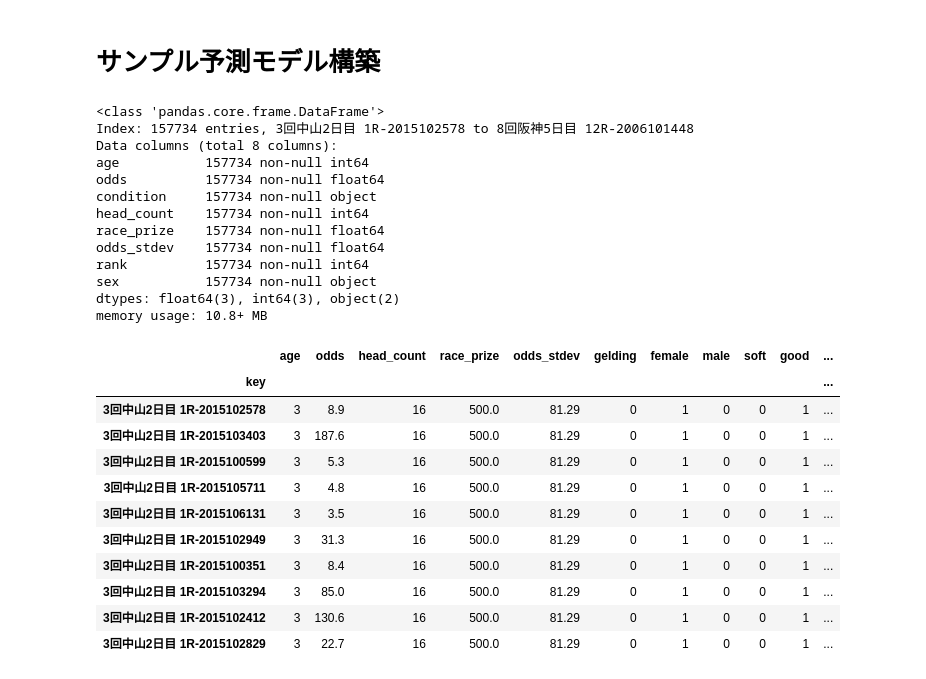
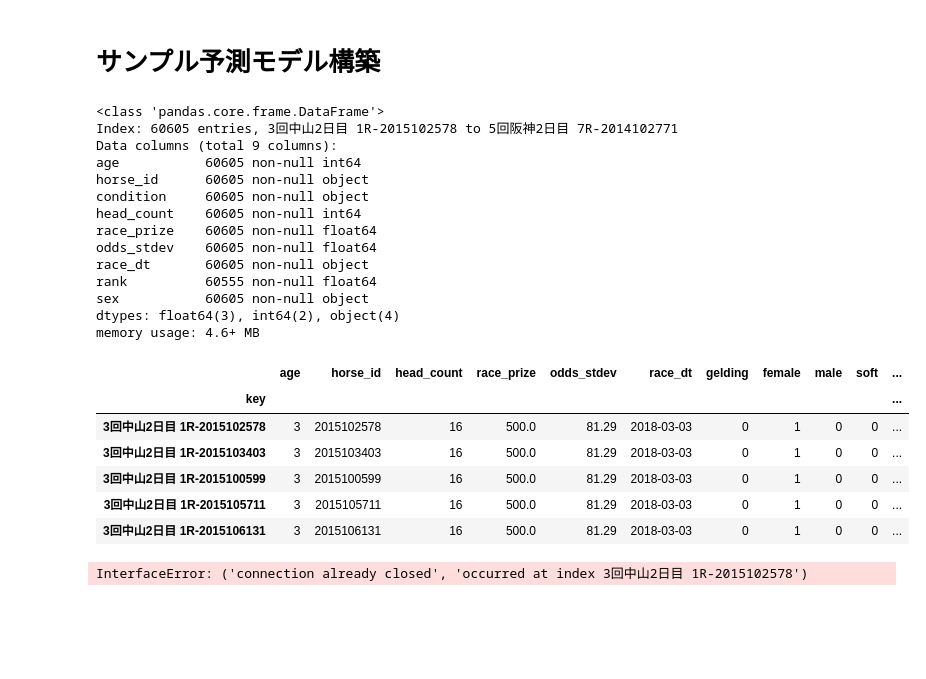
Before and after one commit to new-village/preditor, a Jupyter notebook: jupyter/Sample.ipynb, the cells around one changed output. Drawn from its saved outputs; the diff is of its cells as text; code cells hidden in the pictures; blank space fills up the shorter version.

```diff
--- a/jupyter/Sample.ipynb
+++ b/jupyter/Sample.ipynb
@@ -54,65 +54,73 @@ print("購入馬券の的中率："+str(precision))
 # %% [markdown]
 # サンプル予測モデル構築
 # %%
-# レース結果（2017年1月1日以降で出走結果があり、かつ、出走履歴が３回以上のレース結果）
+# レース結果（2017年1月1日以降で出走結果のあるデータを抽出）
 from datetime import date
 import pandas as pd
 ext_dt = date(2017,1,1)
-results = Result.objects.filter(race__race_dt__gte=ext_dt, race__result_flg=True).exclude(rank=0).values("key", "rank", "sex", "age", "odds", "race__max_prize", "race__head_count", "race__odds_stdev", "race__condition")
+results = Result.objects.filter(race__race_dt__gte=ext_dt, race__result_flg=True).exclude(rank=0).values("key", "rank", "sex", "age", "horse_id", "race__race_dt", "race__max_prize", "race__head_count", "race__odds_stdev", "race__condition")
 df = pd.DataFrame.from_records(results)
 
 # データフレームの整形
 df = df.set_index("key")
-df = df.rename(columns={"race__max_prize": "race_prize", "race__head_count": "head_count", "race__odds_stdev": "odds_stdev", "race__condition": "condition"})
+df = df.rename(columns={"race__race_dt": "race_dt", "race__max_prize": "race_prize", "race__head_count": "head_count", "race__odds_stdev": "odds_stdev", "race__condition": "condition"})
 df.info()
 # %% [output]
 <class 'pandas.core.frame.DataFrame'>
-Index: 157734 entries, 3回中山2日目 1R-2015102578 to 8回阪神5日目 12R-2006101448
-Data columns (total 8 columns):
-age           157734 non-null int64
-odds          157734 non-null float64
-condition     157734 non-null object
-head_count    157734 non-null int64
-race_prize    157734 non-null float64
-odds_stdev    157734 non-null float64
-rank          157734 non-null int64
-sex           157734 non-null object
-dtypes: float64(3), int64(3), object(2)
-memory usage: 10.8+ MB
+Index: 60605 entries, 3回中山2日目 1R-2015102578 to 5回阪神2日目 7R-2014102771
+Data columns (total 9 columns):
+age           60605 non-null int64
+horse_id      60605 non-null object
+condition     60605 non-null object
+head_count    60605 non-null int64
+race_prize    60605 non-null float64
+odds_stdev    60605 non-null float64
+race_dt       60605 non-null object
+rank          60555 non-null float64
+sex           60605 non-null object
+dtypes: float64(3), int64(2), object(4)
+memory usage: 4.6+ MB
 # %%
-
 import numpy as np
 
 # 性別データのダミー変数化
 dmy_sex = pd.get_dummies(df.sex)
 df = pd.concat([df, dmy_sex], axis=1)
 df = df.drop("sex", axis=1)
 df = df.rename(columns={"セ": "gelding", "牝": "female", "牡": "male"})
 
 # 馬場データのダミー変数化
 dmy_condition = pd.get_dummies(df.condition)
 df = pd.concat([df, dmy_condition], axis=1)
 df = df.drop("condition", axis=1)
 df = df.rename(columns={"不良": "soft", "稍重": "good", "良": "firm", "重": "yielding"})
 
 # 目的変数の作成（3位以内ならゼロ、それ以外は1）
 df["top3"] = np.where(df["rank"]<=3, 0, 1)
 
 # 不要データの削除
 df = df.drop("rank", axis=1)
-
-# データ確認
-df.head(10)
+df.head()
 # %% [output]
-|  | age | odds | head_count | race_prize | odds_stdev | gelding | female | male | soft | good | ... |
+|  | age | horse_id | head_count | race_prize | odds_stdev | race_dt | gelding | female | male | soft | ... |
 | key |  |  |  |  |  |  |  |  |  |  | ... |
-| 3回中山2日目 1R-2015102578 | 3 | 8.9 | 16 | 500.0 | 81.29 | 0 | 1 | 0 | 0 | 1 | ... |
-| 3回中山2日目 1R-2015103403 | 3 | 187.6 | 16 | 500.0 | 81.29 | 0 | 1 | 0 | 0 | 1 | ... |
-| 3回中山2日目 1R-2015100599 | 3 | 5.3 | 16 | 500.0 | 81.29 | 0 | 1 | 0 | 0 | 1 | ... |
-| 3回中山2日目 1R-2015105711 | 3 | 4.8 | 16 | 500.0 | 81.29 | 0 | 1 | 0 | 0 | 1 | ... |
-| 3回中山2日目 1R-2015106131 | 3 | 3.5 | 16 | 500.0 | 81.29 | 0 | 1 | 0 | 0 | 1 | ... |
-| 3回中山2日目 1R-2015102949 | 3 | 31.3 | 16 | 500.0 | 81.29 | 0 | 1 | 0 | 0 | 1 | ... |
-| 3回中山2日目 1R-2015100351 | 3 | 8.4 | 16 | 500.0 | 81.29 | 0 | 1 | 0 | 0 | 1 | ... |
-| 3回中山2日目 1R-2015103294 | 3 | 85.0 | 16 | 500.0 | 81.29 | 0 | 1 | 0 | 0 | 1 | ... |
-| 3回中山2日目 1R-2015102412 | 3 | 130.6 | 16 | 500.0 | 81.29 | 0 | 1 | 0 | 0 | 1 | ... |
-| 3回中山2日目 1R-2015102829 | 3 | 22.7 | 16 | 500.0 | 81.29 | 0 | 1 | 0 | 0 | 1 | ... |
+| 3回中山2日目 1R-2015102578 | 3 | 2015102578 | 16 | 500.0 | 81.29 | 2018-03-03 | 0 | 1 | 0 | 0 | ... |
+| 3回中山2日目 1R-2015103403 | 3 | 2015103403 | 16 | 500.0 | 81.29 | 2018-03-03 | 0 | 1 | 0 | 0 | ... |
+| 3回中山2日目 1R-2015100599 | 3 | 2015100599 | 16 | 500.0 | 81.29 | 2018-03-03 | 0 | 1 | 0 | 0 | ... |
+| 3回中山2日目 1R-2015105711 | 3 | 2015105711 | 16 | 500.0 | 81.29 | 2018-03-03 | 0 | 1 | 0 | 0 | ... |
+| 3回中山2日目 1R-2015106131 | 3 | 2015106131 | 16 | 500.0 | 81.29 | 2018-03-03 | 0 | 1 | 0 | 0 | ... |
+# %%
+# 複勝率の計算
+def cal_t3ratio(hid, rdt):
+    query = Result.objects.filter(race__race_dt__lt=rdt, horse_id=hid).exclude(rank=0)
+    run_all = query.count()
+    run_t3 = query.filter(rank__lte=3).count()
+
+    ratio = round(run_t3 / run_all, 2) if run_all != 0 else 0
+    return ratio
+
+
+df["t3_ratio"] = df.apply(lambda row: cal_t3ratio(row["horse_id"], row["race_dt"]), axis=1)
+df.head()
+# %% [output]
+InterfaceError: ('connection already closed', 'occurred at index 3回中山2日目 1R-2015102578')
```
Also changed, not shown: parts of 7 cells of this notebook, 1 other file.
